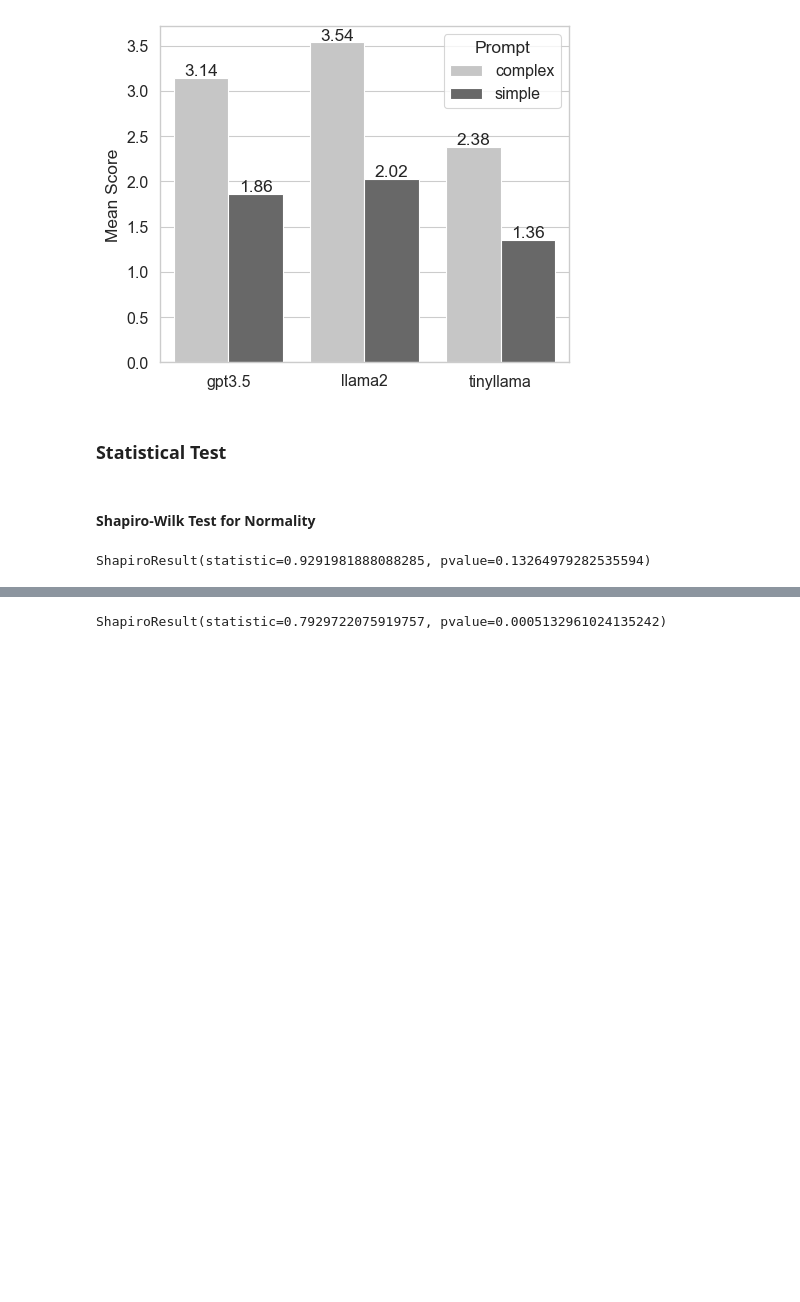
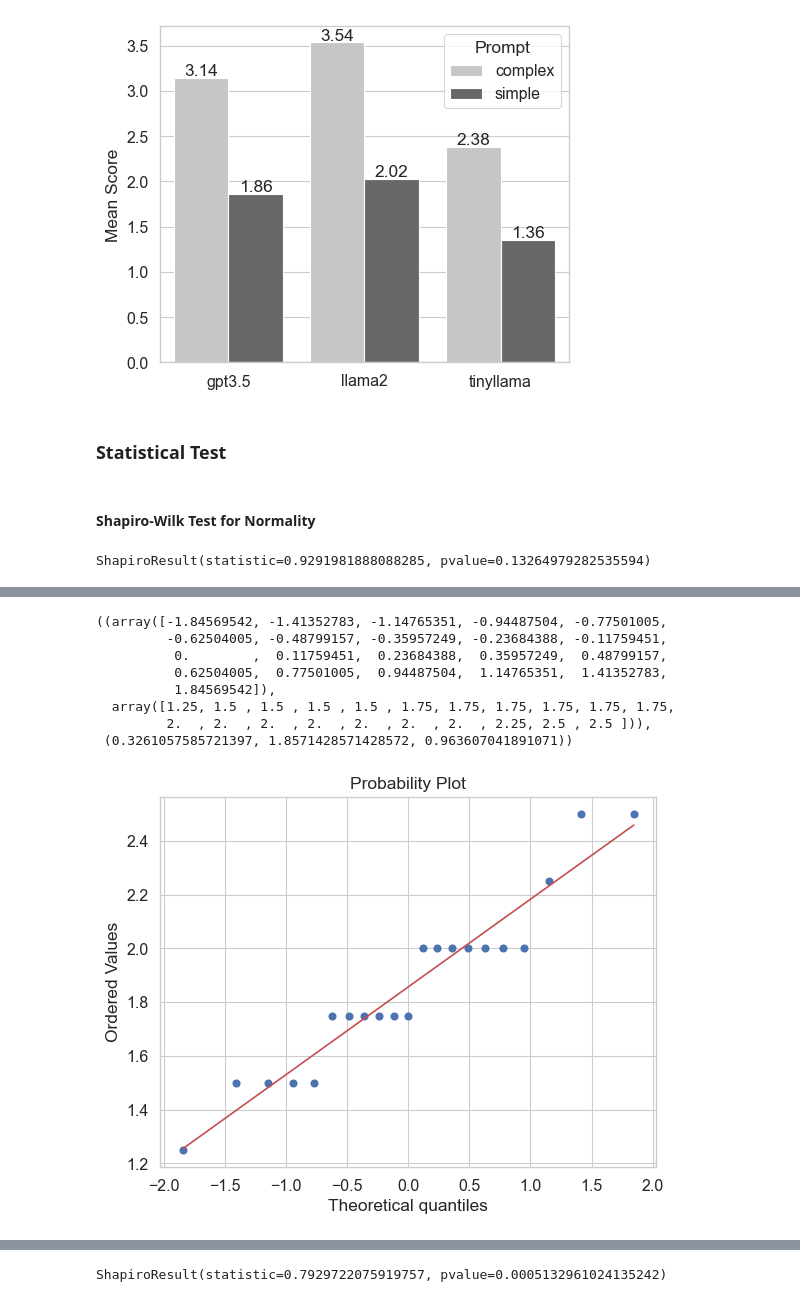
Before and after one commit to giordanoDaloisio/XQuantum, a Jupyter notebook: analysis.ipynb, the cells around one changed output, grey strips where cells are left out. Saved outputs shown, nothing was run; the diff lists cells and outputs as text; code cells hidden in the pictures; blank space fills up the shorter version.

```diff
--- a/analysis.ipynb
+++ b/analysis.ipynb
@@ -115,0 +177,13 @@ NormaltestResult(statistic=0.5566427088632463, pvalue=0.7570534999230176)
+# %%
+# qqplot
+stats.probplot(gpt_simple, dist="norm", plot=plt)
+# %% [output]
+((array([-1.84569542, -1.41352783, -1.14765351, -0.94487504, -0.77501005,
+         -0.62504005, -0.48799157, -0.35957249, -0.23684388, -0.11759451,
+          0.        ,  0.11759451,  0.23684388,  0.35957249,  0.48799157,
+          0.62504005,  0.77501005,  0.94487504,  1.14765351,  1.41352783,
+          1.84569542]),
+  array([1.25, 1.5 , 1.5 , 1.5 , 1.5 , 1.75, 1.75, 1.75, 1.75, 1.75, 1.75,
+         2.  , 2.  , 2.  , 2.  , 2.  , 2.  , 2.  , 2.25, 2.5 , 2.5 ])),
+ (0.3261057585721397, 1.8571428571428572, 0.963607041891071))
+[figure, added]
```
Also changed, not shown: parts of 29 cells of this notebook, 7 other files.
